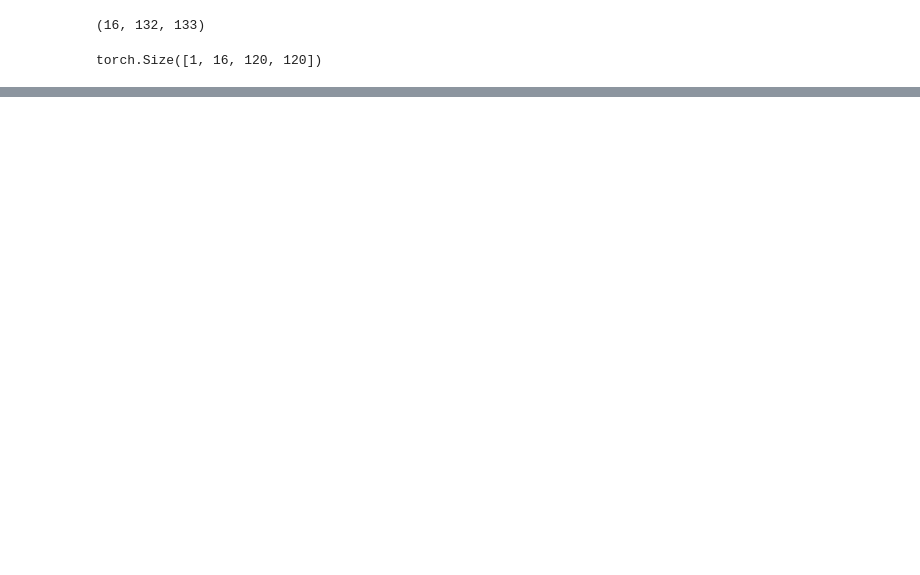
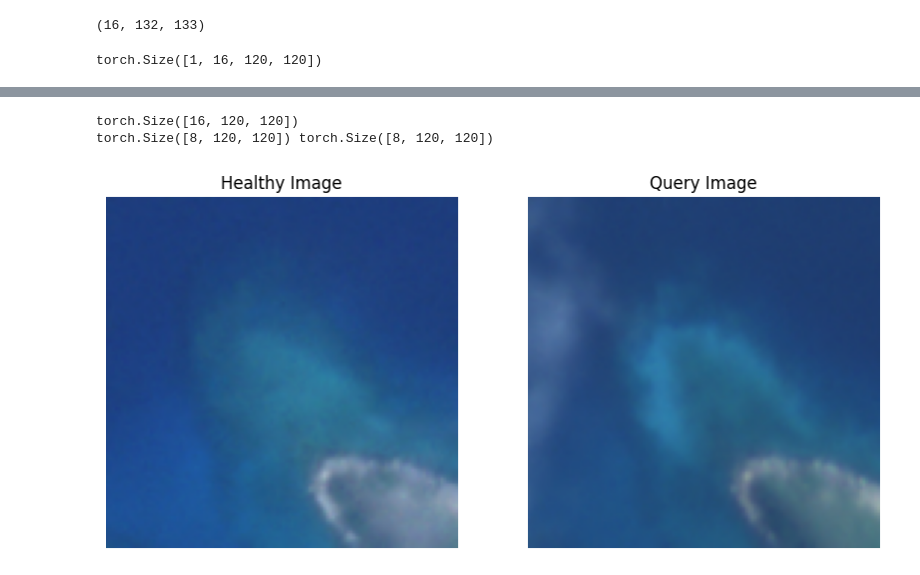
Before and after one commit to mariam-ayad/ct_classifier, a Jupyter notebook: notebooks/create_temporal_split.ipynb, the cells around one changed output, grey strips where cells are left out. Drawn from its saved outputs; the diff is of its cells as text; code cells hidden in the pictures; blank space fills up the shorter version.

Commit message:
edited figures

```diff
--- a/notebooks/create_temporal_split.ipynb
+++ b/notebooks/create_temporal_split.ipynb
@@ -306,0 +303,33 @@ WARNING:rasterio._env:CPLE_AppDefined in The definition of projected CRS EPSG:32
+# %%
+import numpy as np
+import matplotlib.pyplot as plt
+def prep_img(image):
+    blue_band = image[1,...]  # Band 2: Blue
+    green_band = image[3,...]  # Band 4: Green
+    red_band = image[5,...]
+    img_rgb = np.stack((red_band, green_band, blue_band), axis=-1)
+    return(img_rgb)
+def plot_imgs(imgs):
+    fig, axes = plt.subplots(1, 2, figsize=(10, 5))
+    axes[0].imshow(imgs[0])
+    axes[0].set_title('Healthy Image')
+    axes[0].axis('off')
+
+    axes[1].imshow(imgs[1])
+    axes[1].set_title('Query Image')
+    axes[1].axis('off')
+
+    plt.show()
+# visualize from the batch
+batch = next(iter(dl_train)) #batch is a list with [images, labels]
+sample_couple = batch[0][75,...].squeeze() # take the first image in the batch
+print(sample_couple.shape)
+image1 = sample_couple[0:8,...]
+image2 = sample_couple[8:,...]
+print(image1.shape,image2.shape)
+imgs = [prep_img(image1),prep_img(image2)]
+plot_imgs(imgs)
+# %% [output]
+torch.Size([16, 120, 120])
+torch.Size([8, 120, 120]) torch.Size([8, 120, 120])
+[figure, added]
```
Also changed, not shown: parts of 3 cells of this notebook.
